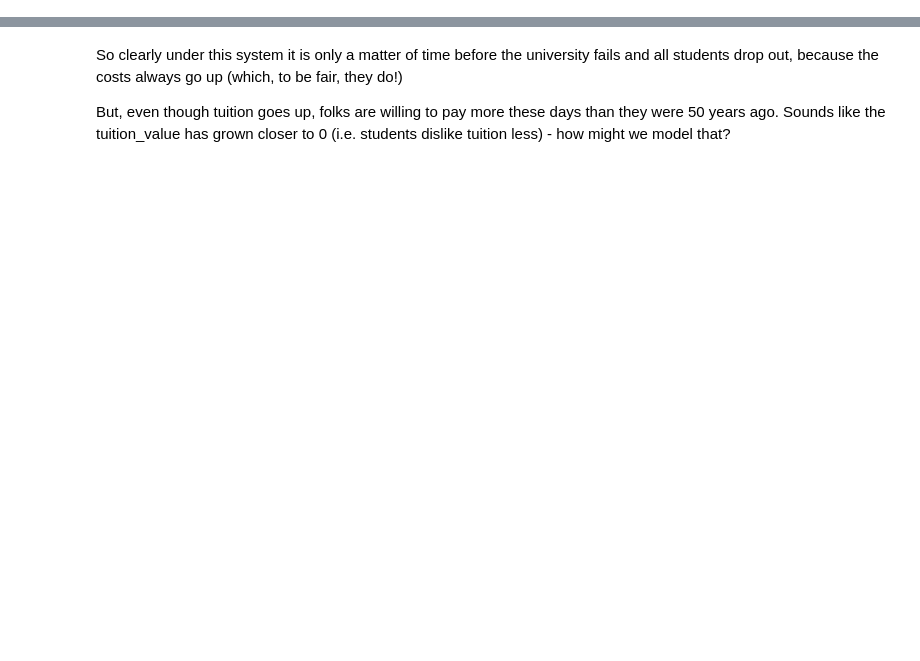
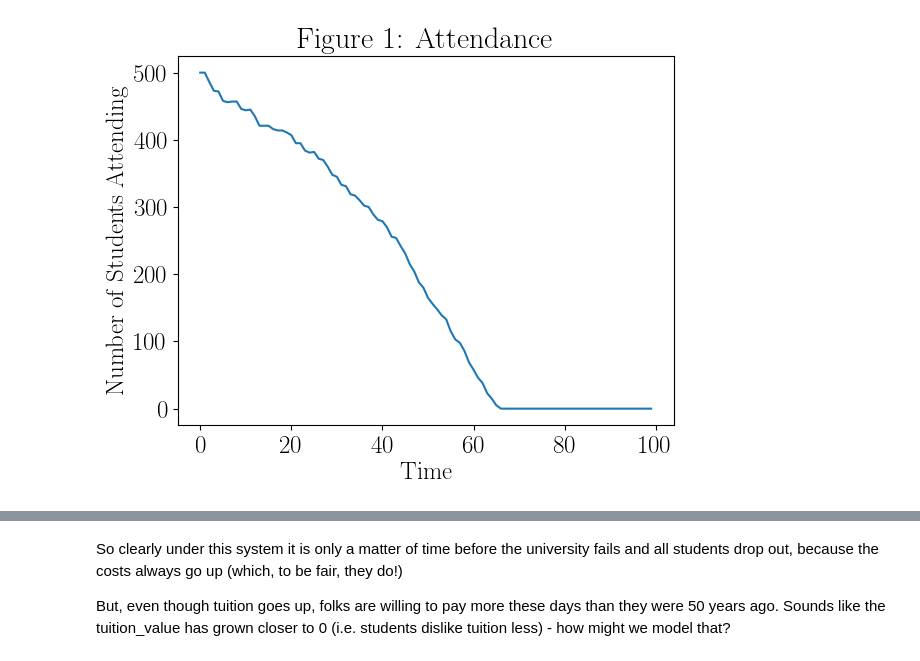
Before and after one commit to cassandra-sh/covid-university, a Jupyter notebook: covid_uni.ipynb, the cells around one changed output, grey strips where cells are left out. Cells and saved outputs as stored; diff of their text form; code cells hidden in the pictures; blank space fills up the shorter version.

```diff
--- a/covid_uni.ipynb
+++ b/covid_uni.ipynb
@@ -161,8 +0,0 @@ Multiple discourses maybe???
-# %%
-# Instantiate the discourse
-
-discourse = Discourse()
-
-# Instantiate the university
-
-university = University()
@@ -216,0 +317,26 @@ plt.show()
+# %%
+time = 0
+
+n_students  = []
+tuition     = []
+development = []
+revenue_avg = []
+
+while time < TIME_LIMIT:
+
+    # Advance time
+    time = time + 1
+
+    # Update every agent
+    for student in students:
+        student.update()
+    for discourse in discourses:
+        discourse.update()
+    university.update()
+    faculty.update()
+
+    # Get any information we are interested in plotting later.
+    n_students.append(np.sum([int(student.paying) for student in students]))
+    tuition.append(university.tuition)
+    development.append(university.development)
+    revenue_avg.append(np.mean(university.revenue_memory))
@@ -216,0 +348,9 @@ plt.show()
+# %%
+plt.figure()
+plt.plot(np.arange(0, TIME_LIMIT, 1), n_students)
+plt.xlabel("Time")
+plt.ylabel("Number of Students Attending")
+plt.title("Figure 1: Attendance")
+plt.show()
+# %% [output]
+[figure, added]
```
Also changed, not shown: parts of 37 cells of this notebook.
